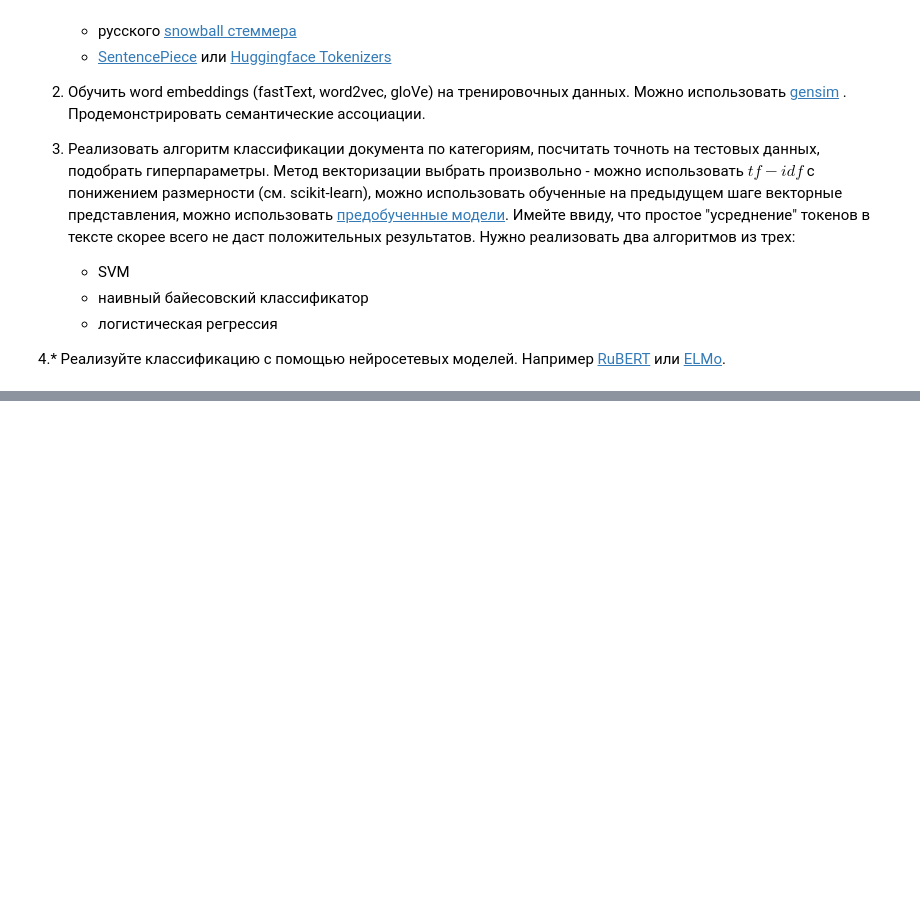
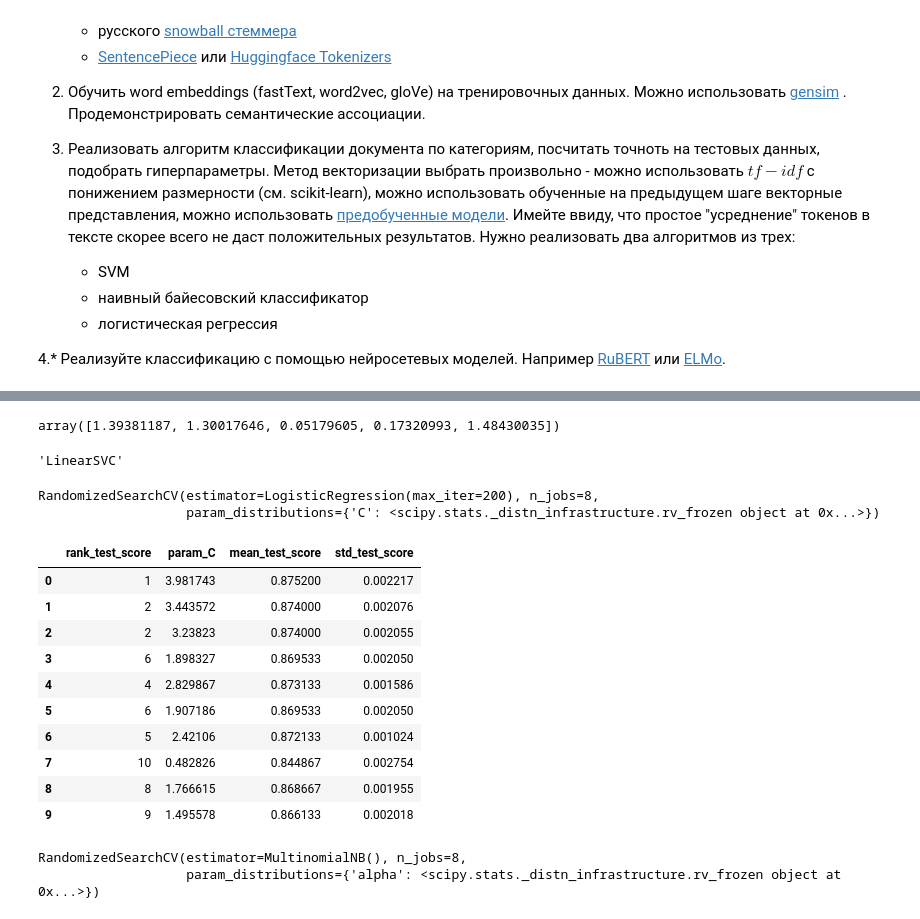
Before and after one commit to sabal202/classification-2021, a Jupyter notebook: tasks/Task_6.ipynb, the cells around one changed output, grey strips where cells are left out. Cells and saved outputs as stored; diff of their text form; code cells hidden in the pictures; blank space fills up the shorter version.

```diff
--- a/tasks/Task_6.ipynb
+++ b/tasks/Task_6.ipynb
@@ -31,0 +121,5 @@
+# %%
+train = pd.read_csv("../data/news_train.csv", sep=';')
+test = pd.read_csv("../data/news_test.csv", sep=';')
+train['sentences'] = train['sentences'].apply(eval)
+test['sentences'] = test['sentences'].apply(eval)
@@ -31,0 +196,5 @@
+# %%
+X_train = [' '.join(sentence) for sentence in train['sentences']]
+y_train = train['topic']
+X_test = [' '.join(sentence) for sentence in test['sentences']]
+y_test = test['topic']
@@ -31,0 +205,56 @@
+# %%
+uniform(loc=0, scale=1.5).rvs(size=5)
+# %% [output]
+array([1.39381187, 1.30017646, 0.05179605, 0.17320993, 1.48430035])
+# %%
+log_reg = RandomizedSearchCV(
+    LogisticRegression(max_iter=200),
+    param_distributions={
+        'C': uniform(loc=0, scale=4)
+    },
+    n_jobs=8,
+)
+
+naive_bayes = RandomizedSearchCV(
+    MultinomialNB(),
+    param_distributions={
+        'alpha': uniform(loc=0, scale=1.5)
+    },
+    n_jobs=8,
+)
+
+linear_svc = RandomizedSearchCV(
+    LinearSVC(),
+    param_distributions={
+        'C': uniform(loc=0, scale=4)
+    },
+    n_jobs=8,
+)
+# %%
+linear_svc.estimator.__class__.__name__
+# %% [output]
+'LinearSVC'
+# %%
+log_reg.fit(X_train_vec, y_train)
+# %% [output]
+RandomizedSearchCV(estimator=LogisticRegression(max_iter=200), n_jobs=8,
+                   param_distributions={'C': <scipy.stats._distn_infrastructure.rv_frozen object at 0x...>})
+# %%
+pd.DataFrame(log_reg.cv_results_)[["rank_test_score", "param_C", "mean_test_score", "std_test_score"]]
+# %% [output]
+|  | rank_test_score | param_C | mean_test_score | std_test_score |
+| 0 | 1 | 3.981743 | 0.875200 | 0.002217 |
+| 1 | 2 | 3.443572 | 0.874000 | 0.002076 |
+| 2 | 2 | 3.23823 | 0.874000 | 0.002055 |
+| 3 | 6 | 1.898327 | 0.869533 | 0.002050 |
+| 4 | 4 | 2.829867 | 0.873133 | 0.001586 |
+| 5 | 6 | 1.907186 | 0.869533 | 0.002050 |
+| 6 | 5 | 2.42106 | 0.872133 | 0.001024 |
+| 7 | 10 | 0.482826 | 0.844867 | 0.002754 |
+| 8 | 8 | 1.766615 | 0.868667 | 0.001955 |
+| 9 | 9 | 1.495578 | 0.866133 | 0.002018 |
+# %%
+naive_bayes.fit(X_train_vec, y_train)
+# %% [output]
+RandomizedSearchCV(estimator=MultinomialNB(), n_jobs=8,
+                   param_distributions={'alpha': <scipy.stats._distn_infrastructure.rv_frozen object at 0x...>})
```
Also changed, not shown: parts of 31 cells of this notebook, 3 other files.
